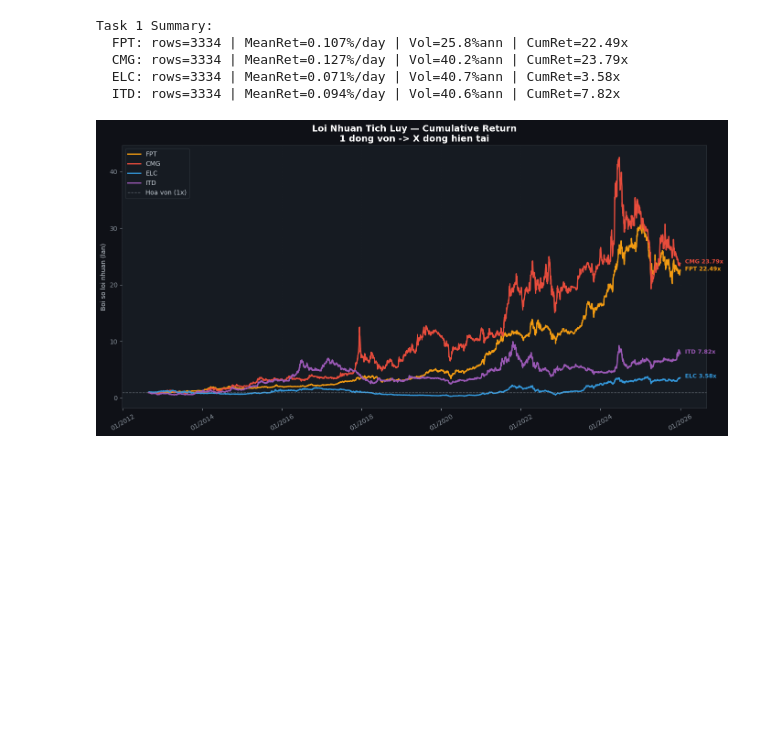
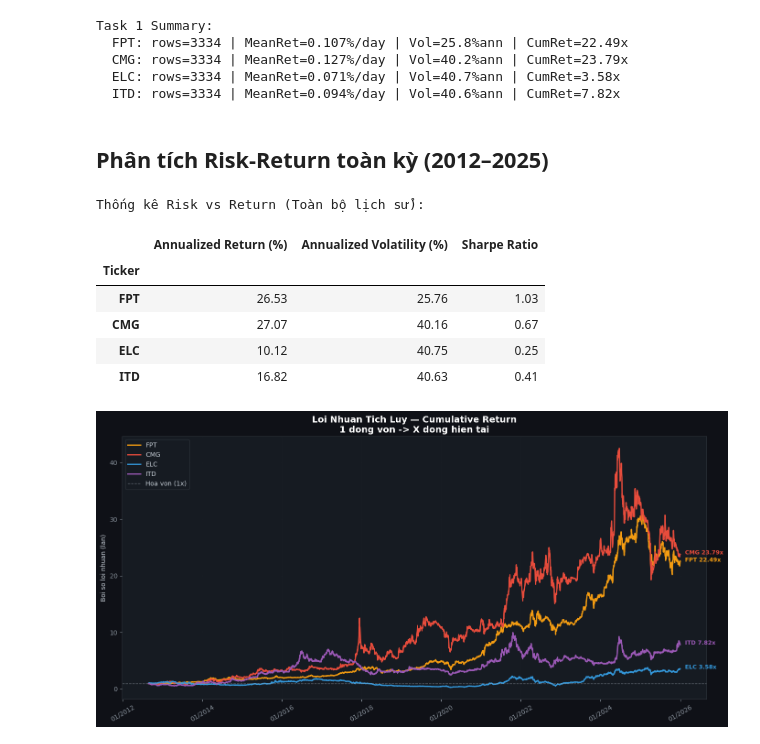
Before and after one commit to kiet222005/IS403.Q21-Nh-m-4, a Jupyter notebook: 02_quantitative_eda.ipynb, the cells around one changed output. Saved outputs shown, nothing was run; the diff lists cells and outputs as text; code cells hidden in the pictures; blank space fills up the shorter version.

```diff
--- a/02_quantitative_eda.ipynb
+++ b/02_quantitative_eda.ipynb
@@ -76,6 +76,58 @@ Task 1 Summary:
   CMG: rows=3334 | MeanRet=0.127%/day | Vol=40.2%ann | CumRet=23.79x
   ELC: rows=3334 | MeanRet=0.071%/day | Vol=40.7%ann | CumRet=3.58x
   ITD: rows=3334 | MeanRet=0.094%/day | Vol=40.6%ann | CumRet=7.82x
+# %% [markdown]
+## Phân tích Risk-Return toàn kỳ (2012–2025)
+# %%
+# ── Tính toán Risk vs Return hàng năm hóa ──────────────────────────────────────
+def get_risk_return_stats(dfs, window=None):
+    """
+    Tính toán lợi nhuận và rủi ro hàng năm hóa.
+    window: số phiên gần nhất muốn tính (vd: 252 cho 1 năm). Nếu None sẽ tính toàn bộ lịch sử.
+    """
+    summary_stats = []
+
+    for tk, df in dfs.items():
+        # Lọc dữ liệu theo cửa sổ thời gian nếu yêu cầu
+        data = df.tail(window) if window else df
+
+        n_days = len(data)
+        if n_days < 2: continue
+
+        # 1. Annualized Return (CAGR - Lợi suất kép)
+        total_return = (data['close'].iloc[-1] / data['close'].iloc[0]) - 1
+        ann_return = (1 + total_return)**(252 / n_days) - 1
+
+        # 2. Annualized Volatility (Rủi ro - Độ lệch chuẩn hàng năm hóa)
+        # 252 là số ngày giao dịch, căn bậc 2 của 252 để chuyển từ ngày sang năm
+        ann_volatility = data['daily_return'].std() * np.sqrt(252)
+
+        # 3. Sharpe Ratio (Giả định lãi suất phi rủi ro Risk-free rate = 0% để đơn giản)
+        sharpe_ratio = ann_return / ann_volatility if ann_volatility != 0 else 0
+
+        summary_stats.append({
+            'Ticker': tk,
+            'Annualized Return (%)': ann_return * 100,
+            'Annualized Volatility (%)': ann_volatility * 100,
+            'Sharpe Ratio': sharpe_ratio
+        })
+
+    return pd.DataFrame(summary_stats).set_index('Ticker')
+
+# Chạy tính toán cho toàn bộ lịch sử
+df_risk_return = get_risk_return_stats(stocks)
+
+# Hiển thị bảng kết quả
+print("Thống kê Risk vs Return (Toàn bộ lịch sử):")
+display(df_risk_return.round(2))
+# %% [output]
+Thống kê Risk vs Return (Toàn bộ lịch sử):
+|  | Annualized Return (%) | Annualized Volatility (%) | Sharpe Ratio |
+| Ticker |  |  |  |
+| FPT | 26.53 | 25.76 | 1.03 |
+| CMG | 27.07 | 40.16 | 0.67 |
+| ELC | 10.12 | 40.75 | 0.25 |
+| ITD | 16.82 | 40.63 | 0.41 |
 # %%
 # ── Chart Q1: Cumulative Return ────────────────────────────────────────────────
 fig, ax = plt.subplots(figsize=(14, 7))
```
Also changed, not shown: parts of 5 cells of this notebook, 7 other files.
